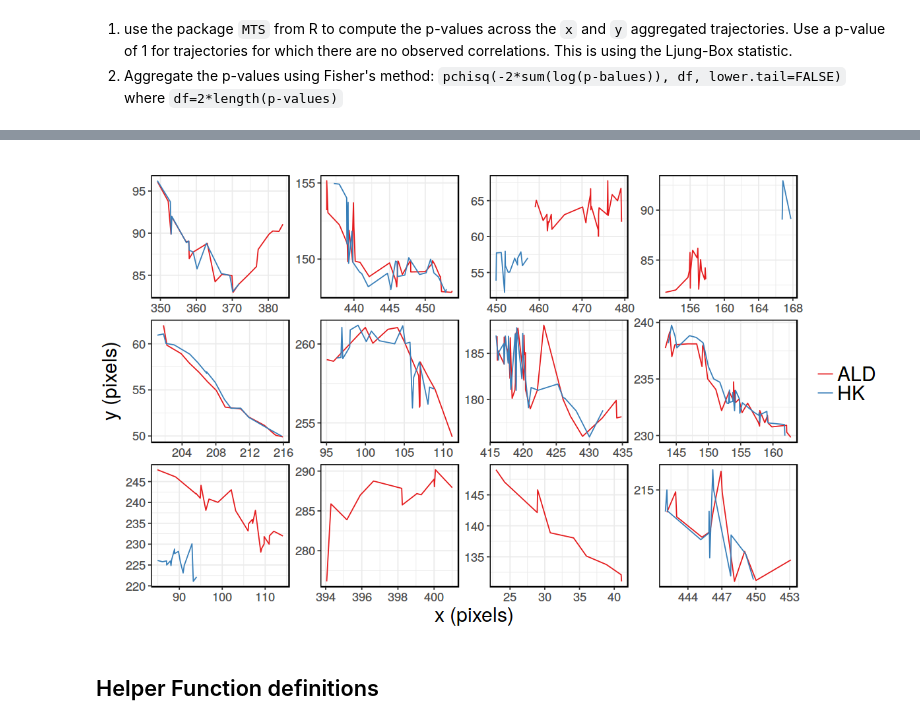
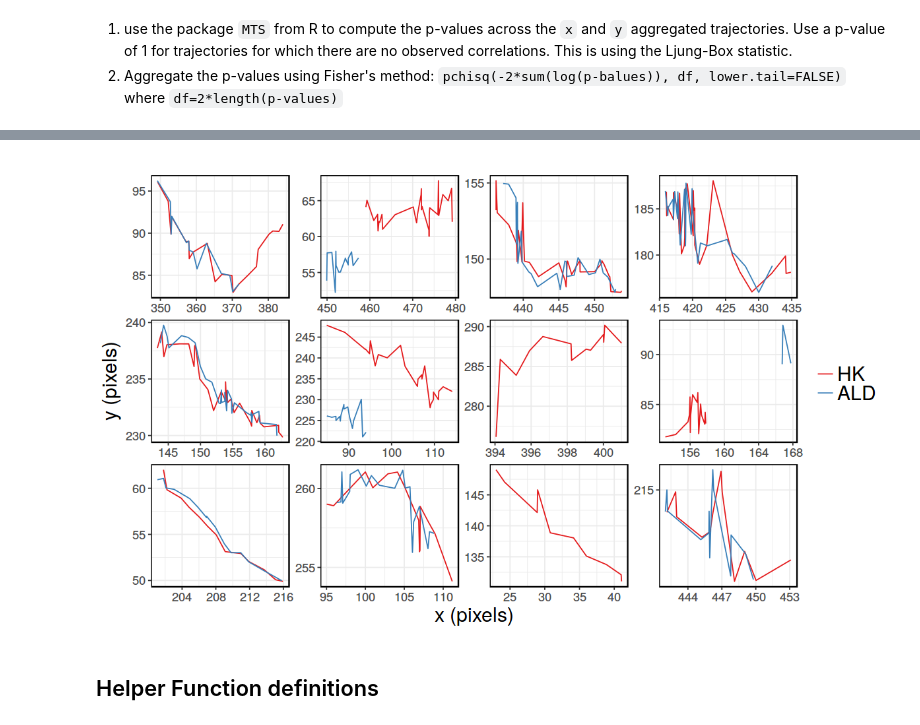
Before and after one commit to henripal/enzyme-focusing, a Jupyter notebook: rev_notebooks/trajectory_stats.ipynb, the cells around one changed output, grey strips where cells are left out. Cells and saved outputs as stored; diff of their text form; code cells hidden in the pictures.

```diff
--- a/rev_notebooks/trajectory_stats.ipynb
+++ b/rev_notebooks/trajectory_stats.ipynb
@@ -37,7 +19,7 @@ trajectories$pair_id <- as.factor(trajectories$pair_id)
 trajectories$channel <- as.factor(trajectories$channel)
 # %%
 positives = c(
-  #  "with glucose 4 but have flow",
+    "with glucose 4 but have flow",
     "with glucose with 20X objective",
     "with glucose 5",
     "with glucose 2",
@@ -54,27 +36,27 @@ trajectories <- trajectories %>%
 # %%
 options(repr.plot.width = 10, repr.plot.height = 6)
 p <- ggplot(data = filter(trajectories, filename == 'with glucose 2'),
                 aes(x = x, y = y, color = factor(channel))) + geom_line() +
                 facet_wrap(~pair_id, scale = "free") +
                 theme_bw() +
         xlab("x (pixels)") +
         ylab("y (pixels)") +
                  theme(panel.border = element_rect(size = 0.8, colour = "black"),
         axis.text.y = element_text(size=11),
         axis.text.x = element_text(size=11),
         axis.title.y = element_text(size = 18),
         axis.title.x = element_text(size = 18),
         legend.title=element_blank(),
         legend.text=element_text(size=18),
          strip.text = element_text(size = 0, vjust = -150),
          strip.background = element_rect(fill = NA, size = NA),
                       panel.spacing.y = unit(-.35555, "lines")) +
 scale_y_continuous(breaks = seq(0, 800, by=5)) +
-scale_color_brewer(palette = 'Set1',labels = c("ALD","HK"))
+scale_color_brewer(palette = 'Set1',labels = c("HK","ALD"))
 
 p
 # %% [output]
-[figure, old version]
+[figure, new version]
 # %%
 ggsave("../img/aggregate_trajectory.png", width =10, height =6)
 # %% [markdown]
```
Also changed, not shown: parts of 9 cells of this notebook, 3 other files.
